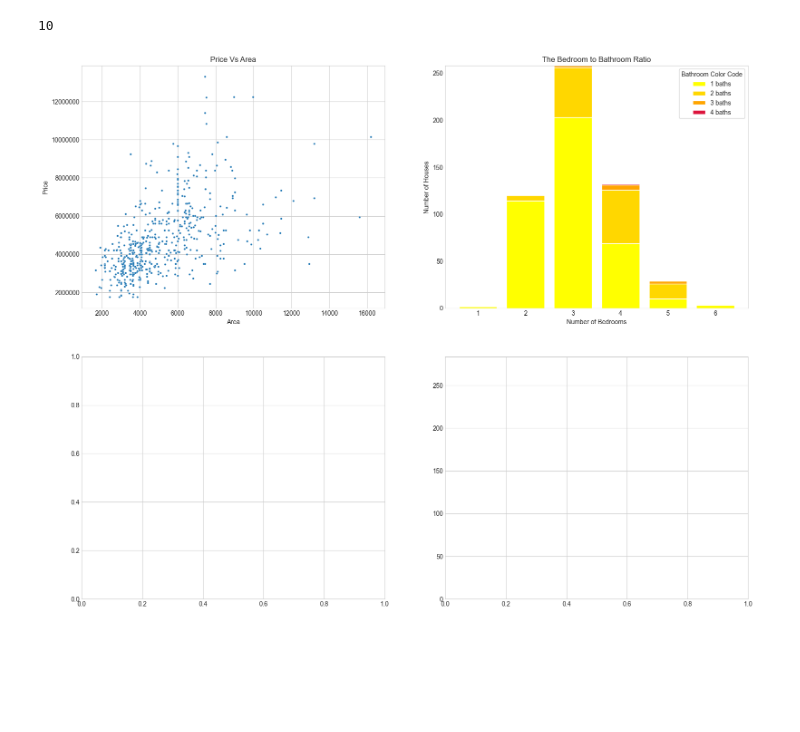
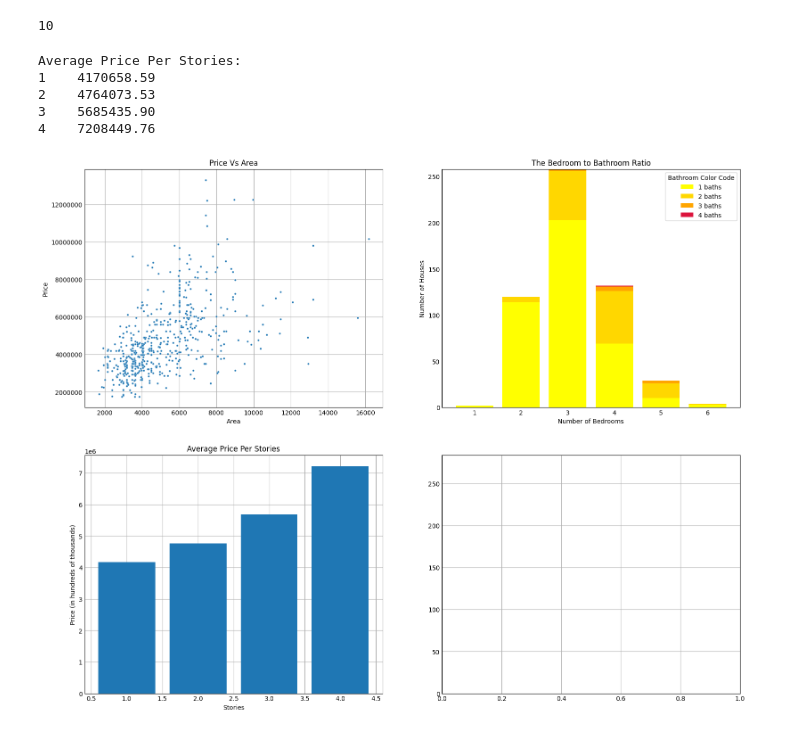
Before and after one commit to 110325-Data-Foundations/Group3P3, a Jupyter notebook: Project3.ipynb, the cells around one changed output. Cells and saved outputs as stored; diff of their text form; code cells hidden in the pictures; blank space fills up the shorter version.

```diff
--- a/Project3.ipynb
+++ b/Project3.ipynb
@@ -155,34 +210,54 @@ bath_colors = {
     1: "yellow",
     2: "gold",
     3: "orange",
     4: "crimson"
     }
 # Start all stacks at 0
 bottom = np.zeros(len(unique_beds))
 
 # Plotted in the [1,1] dashboard position
 for x, bath in enumerate(unique_baths):
     color = bath_colors.get(bath, "grey")  # fallback for unexpected values
     ax[0,1].bar(
                   unique_beds, stack_matrix[x],
                   bottom = bottom,
                   color = color,
                   label = (f"{bath} baths"))
     bottom += stack_matrix[x]
 
 ax[0,1].set_title("The Bedroom to Bathroom Ratio")
 ax[0,1].set_xlabel("Number of Bedrooms")
 ax[0,1].set_ylabel("Number of Houses")
 ax[0,1].grid(False)
 ax[0,1].legend(title = "Bathroom Color Code")
 
 # So it doesn't touch the top
 max_height = np.max(np.sum(stack_matrix, axis = 0)) # Calculate maximum height of stacked bars
 ax[1,1].set_ylim(0, max_height * 1.1) # Add a small 10% padding
 
+# Find average price depending on number of stories
+avg_price_per_stories = df.groupby('stories')['price'].mean().round(2)
+
+# Clean up extra info from print()
+avg_price_per_stories.index.name = None
+avg_price_per_stories.name = None
+
+print("Average Price Per Stories:")
+print(avg_price_per_stories.to_string())
+
+ax[1,0].bar(avg_price_per_stories.index, avg_price_per_stories.values)
+ax[1,0].set_title("Average Price Per Stories")
+ax[1,0].set_xlabel("Stories")
+ax[1,0].set_ylabel("Price (in hundreds of thousands)")
+
 plt.show()
 # %% [output]
+Average Price Per Stories:
+1    4170658.59
+2    4764073.53
+3    5685435.90
+4    7208449.76
-[figure, old version]
+[figure, new version]
 # %%
 fig, ax = plt.subplots(figsize=(10, 6))
 plt.ticklabel_format(style='plain', axis='y')
```
Also changed, not shown: parts of 4 cells of this notebook.
